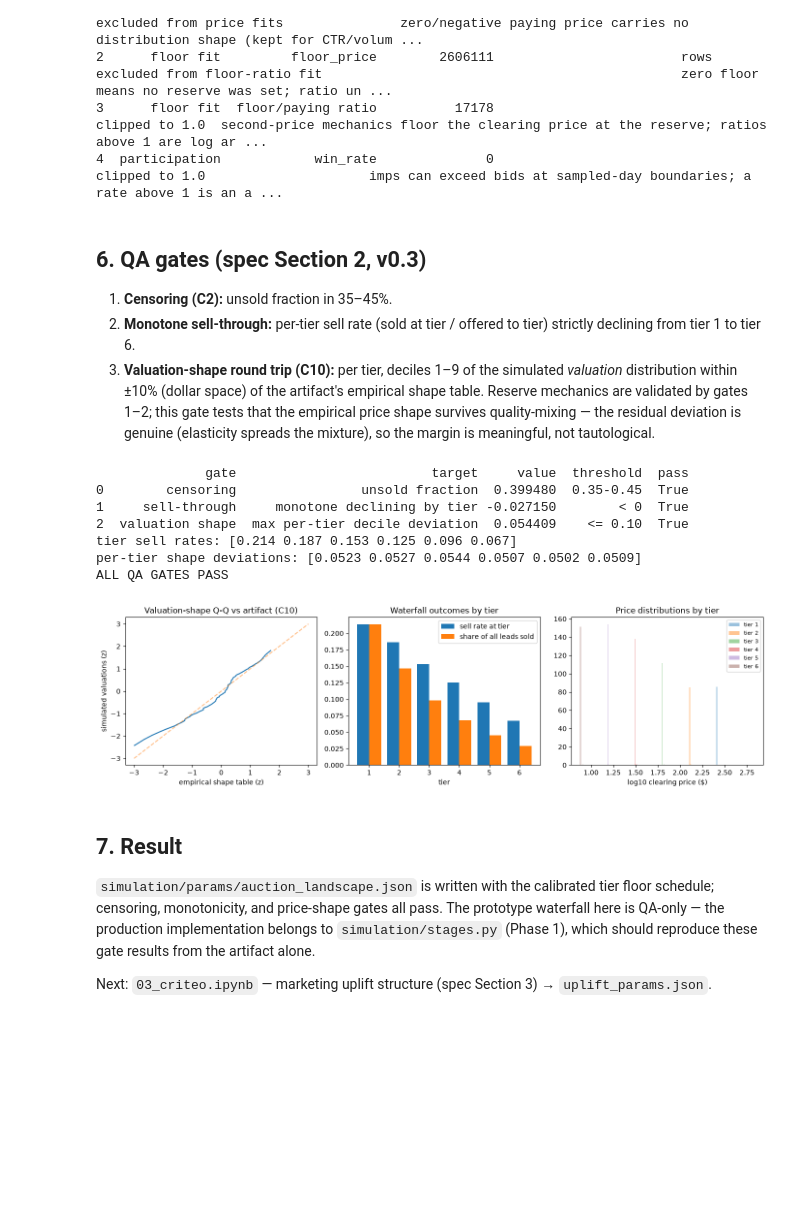
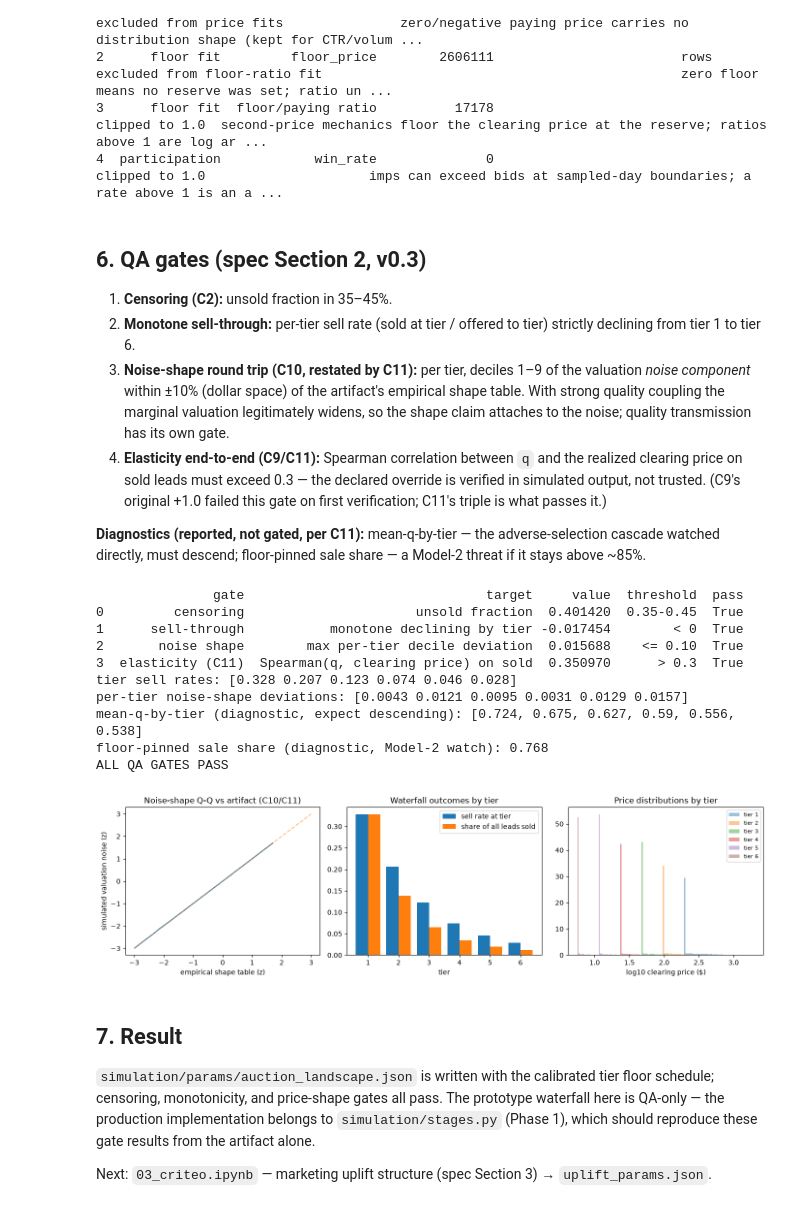
Before and after one commit to JordanBeary/tributary, a Jupyter notebook: analysis/profiling/02_ipinyou.ipynb, the cells around one changed output. Cells and saved outputs as stored; diff of their text form; code cells hidden in the pictures; blank space fills up the shorter version.

```diff
--- a/analysis/profiling/02_ipinyou.ipynb
+++ b/analysis/profiling/02_ipinyou.ipynb
@@ -345,8 +360,11 @@ def sample_q(n, rng):
     z = ((Xq - np.array(qs["standardize_mean"])) / np.array(qs["standardize_std"])) \
             @ np.array(qs["coef"]) + qs["intercept"]
     lo, hi = qs["rescale_bounds"]
-    return np.clip((z - lo) / (hi - lo), 0, 1)
+    q_linear = np.clip((z - lo) / (hi - lo), 0, 1)
+    # C11: the simulator consumes q as the within-cohort percentile rank of the score —
+    # the linear rescaling squashed it into 0.6-1.0, wasting the nominal [0,1] range.
+    return stats.rankdata(q_linear) / (len(q_linear) + 1)
 
 q_sample = sample_q(100_000, np.random.default_rng(SEED))
-print(f"q: mean {q_sample.mean():.3f}, sd {q_sample.std():.3f}")
+print(f"rank-q: mean {q_sample.mean():.3f}, sd {q_sample.std():.3f} (uniform by construction)")
 # %% [output]
@@ -475,11 +499,18 @@ print(mutations_df.to_string())
 1. **Censoring (C2):** unsold fraction in 35–45%.
 2. **Monotone sell-through:** per-tier sell rate (sold at tier / offered to tier) strictly
    declining from tier 1 to tier 6.
-3. **Valuation-shape round trip (C10):** per tier, deciles 1–9 of the simulated *valuation*
-   distribution within ±10% (dollar space) of the artifact's empirical shape table. Reserve
-   mechanics are validated by gates 1–2; this gate tests that the empirical price shape
-   survives quality-mixing — the residual deviation is genuine (elasticity spreads the
-   mixture), so the margin is meaningful, not tautological.
+3. **Noise-shape round trip (C10, restated by C11):** per tier, deciles 1–9 of the valuation
+   *noise component* within ±10% (dollar space) of the artifact's empirical shape table. With
+   strong quality coupling the marginal valuation legitimately widens, so the shape claim
+   attaches to the noise; quality transmission has its own gate.
+4. **Elasticity end-to-end (C9/C11):** Spearman correlation between `q` and the realized
+   clearing price on sold leads must exceed 0.3 — the declared override is verified in
+   simulated output, not trusted. (C9's original +1.0 failed this gate on first verification;
+   C11's triple is what passes it.)
+
+**Diagnostics (reported, not gated, per C11):** mean-q-by-tier — the adverse-selection
+cascade watched directly, must descend; floor-pinned sale share — a Model-2 threat if it
+stays above ~85%.
 # %%
 gate_rows = []
 
@@ -496,61 +527,74 @@ mono = bool(np.all(np.diff(tier_rate) < 0))
 gate_rows.append(("sell-through", "monotone declining by tier",
                   float(np.max(np.diff(tier_rate))), "< 0", mono))
 
-# Valuation-shape round trip: per-tier standardized valuation deciles vs the shape table,
-# compared in dollar space at the tier's own scale.
+# Noise-shape round trip (C10 per C11): per-tier standardized noise deciles vs the shape
+# table, compared in dollar space at the tier's sigma.
 dec = np.arange(0.1, 1.0, 0.1)
 shape_devs = []
 for t in range(N_TIERS):
-    lv = tier_logv[t]
-    if len(lv) > 500:
-        z_sim = (lv - lv.mean()) / lv.std()
-        sim_dollar = np.exp(lv.std() * np.quantile(z_sim, dec))
-        ref_dollar = np.exp(lv.std() * np.quantile(Z_TABLE, dec))
+    nz = tier_noise[t]
+    if len(nz) > 500:
+        z_sim = (nz - nz.mean()) / nz.std()
+        sim_dollar = np.exp(sigma_t[t] * np.quantile(z_sim, dec))
+        ref_dollar = np.exp(sigma_t[t] * np.quantile(Z_TABLE, dec))
         shape_devs.append(float(np.abs(sim_dollar / ref_dollar - 1).max()))
 max_dev = max(shape_devs)
-gate_rows.append(("valuation shape", "max per-tier decile deviation", max_dev, "<= 0.10",
+gate_rows.append(("noise shape", "max per-tier decile deviation", max_dev, "<= 0.10",
                   max_dev <= 0.10))
+
+# Elasticity end-to-end (C9/C11): does lead quality actually drive realized prices?
+sold_mask = sold_tier >= 0
+rho_qp = float(stats.spearmanr(q_sample[sold_mask], sale_price[sold_mask]).statistic)
+gate_rows.append(("elasticity (C11)", "Spearman(q, clearing price) on sold", rho_qp,
+                  "> 0.3", rho_qp > 0.3))
 
 gates = pd.DataFrame(gate_rows, columns=["gate", "target", "value", "threshold", "pass"])
 print(gates.to_string())
 print("tier sell rates:", np.round(tier_rate, 3))
-print("per-tier shape deviations:", np.round(shape_devs, 4))
+print("per-tier noise-shape deviations:", np.round(shape_devs, 4))
+# C11 diagnostics: watch the cascade exist, and watch the pinning threat.
+mean_q_by_tier = [round(float(q_sample[sold_tier == t].mean()), 3) for t in range(N_TIERS)]
+print("mean-q-by-tier (diagnostic, expect descending):", mean_q_by_tier)
+print(f"floor-pinned sale share (diagnostic, Model-2 watch): {floor_bound_share:.3f}")
 assert gates["pass"].all(), "QA GATE FAILURE — see table above"
 print("ALL QA GATES PASS")
 # %% [output]
-              gate                         target     value  threshold  pass
-0        censoring                unsold fraction  0.399480  0.35-0.45  True
-1     sell-through     monotone declining by tier -0.027150        < 0  True
-2  valuation shape  max per-tier decile deviation  0.054409    <= 0.10  True
-tier sell rates: [0.214 0.187 0.153 0.125 0.096 0.067]
-per-tier shape deviations: [0.0523 0.0527 0.0544 0.0507 0.0502 0.0509]
+               gate                               target     value  threshold  pass
+0         censoring                      unsold fraction  0.401420  0.35-0.45  True
+1      sell-through           monotone declining by tier -0.017454        < 0  True
+2       noise shape        max per-tier decile deviation  0.015688    <= 0.10  True
+3  elasticity (C11)  Spearman(q, clearing price) on sold  0.350970      > 0.3  True
+tier sell rates: [0.328 0.207 0.123 0.074 0.046 0.028]
+per-tier noise-shape deviations: [0.0043 0.0121 0.0095 0.0031 0.0129 0.0157]
+mean-q-by-tier (diagnostic, expect descending): [0.724, 0.675, 0.627, 0.59, 0.556, 0.538]
+floor-pinned sale share (diagnostic, Model-2 watch): 0.768
 ALL QA GATES PASS
 # %%
 # Calibration exhibits.
 fig, axes = plt.subplots(1, 3, figsize=(14, 4))
-all_lv = np.concatenate([lv for lv in tier_logv if len(lv)])
-z_all = (all_lv - all_lv.mean()) / all_lv.std()
+all_nz = np.concatenate([nz for nz in tier_noise if len(nz)])
+z_all = (all_nz - all_nz.mean()) / all_nz.std()
 qq = np.linspace(0.01, 0.99, 99)
 axes[0].plot(np.quantile(Z_TABLE, qq), np.quantile(z_all, qq), lw=1.5)
 axes[0].plot([-3, 3], [-3, 3], "--", alpha=0.5)
-axes[0].set(xlabel="empirical shape table (z)", ylabel="simulated valuations (z)",
-            title="Valuation-shape Q-Q vs artifact (C10)")
+axes[0].set(xlabel="empirical shape table (z)", ylabel="simulated valuation noise (z)",
+            title="Noise-shape Q-Q vs artifact (C10/C11)")
 
 axes[1].bar(np.arange(1, N_TIERS + 1) - 0.2, tier_rate, width=0.4, label="sell rate at tier")
 axes[1].bar(np.arange(1, N_TIERS + 1) + 0.2, sold_at / len(sold_tier), width=0.4,
             label="share of all leads sold")
 axes[1].set(xlabel="tier", title="Waterfall outcomes by tier"); axes[1].legend()
 
 for t in range(N_TIERS):
     p = sale_price[sold_tier == t]
     if len(p) > 100:
         axes[2].hist(np.log10(p), bins=40, density=True, alpha=0.45, label=f"tier {t+1}")
 axes[2].set(xlabel="log10 clearing price ($)", title="Price distributions by tier")
 axes[2].legend(fontsize=8)
 fig.tight_layout()
 plt.show()
 # %% [output]
-[figure, old version]
+[figure, new version]
 # %% [markdown]
 ## 7. Result
 
```
Also changed, not shown: parts of 6 cells of this notebook, 4 other files.
